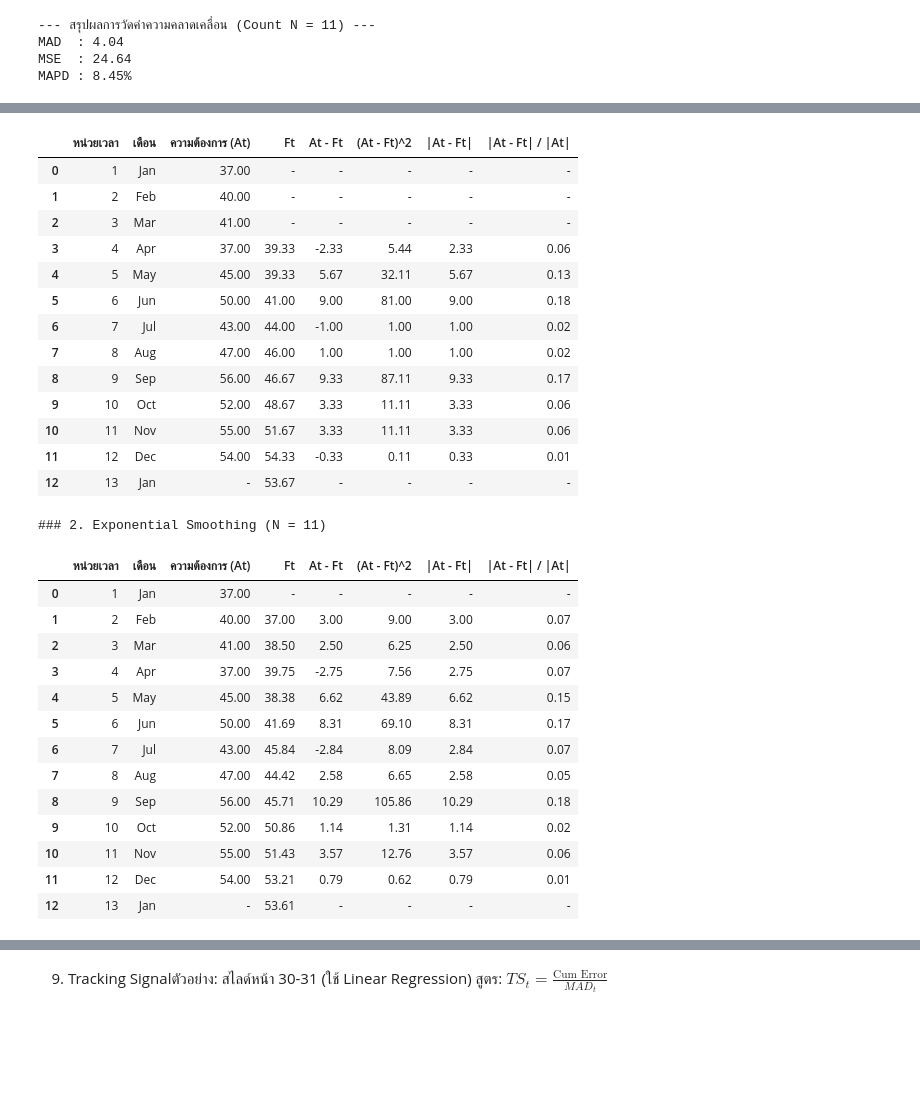
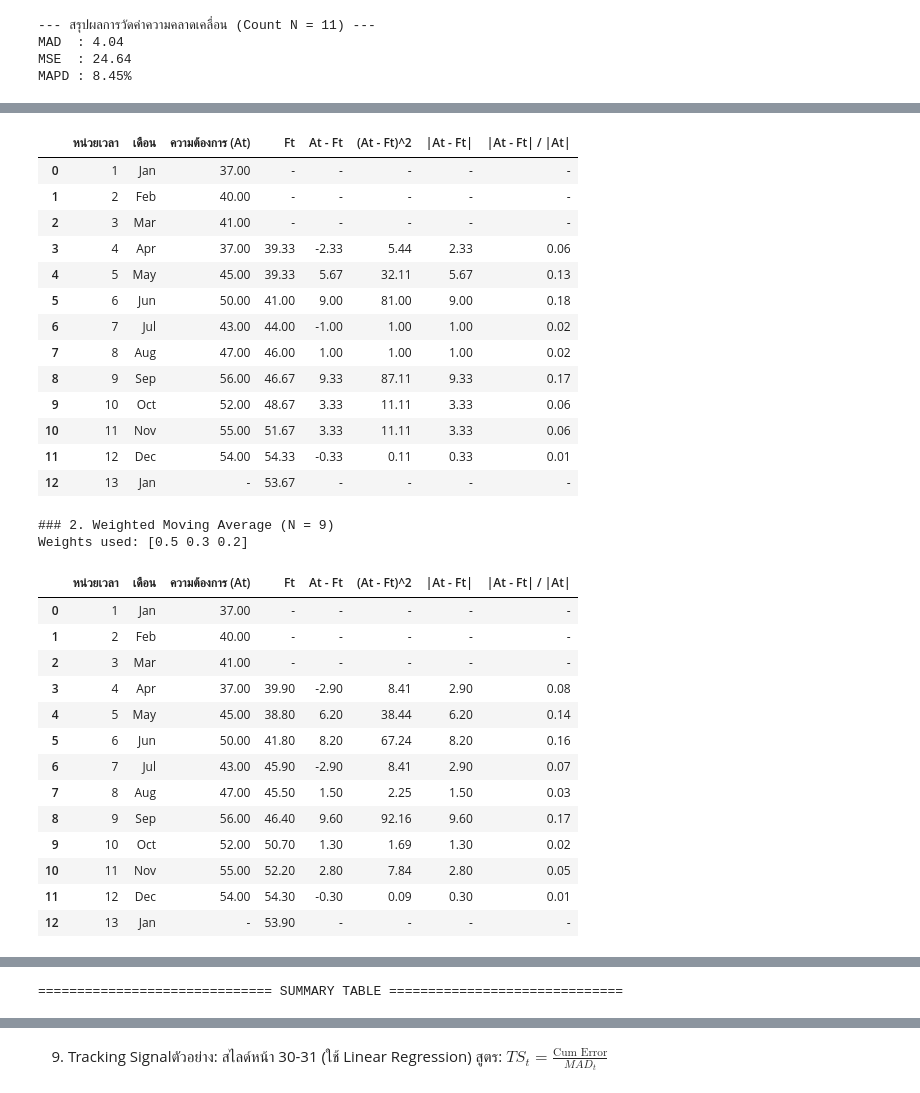
Before and after one commit to alicelouis47/Product_AMI, a Jupyter notebook: 2_Forecast.ipynb, the cells around one changed output, grey strips where cells are left out. Saved outputs shown, nothing was run; the diff lists cells and outputs as text; code cells hidden in the pictures; blank space fills up the shorter version.

```diff
--- a/2_Forecast.ipynb
+++ b/2_Forecast.ipynb
@@ -574,7 +576,7 @@ import pandas as pd
 import numpy as np
 from IPython.display import display
 
-# 1. เตรียมข้อมูลพื้นฐาน (13 แถว ตามภาพประกอบ)
+# 1. เตรียมข้อมูลพื้นฐาน
 data = {
     'หน่วยเวลา': np.arange(1, 14),
     'เดือน': ['Jan', 'Feb', 'Mar', 'Apr', 'May', 'Jun', 'Jul', 'Aug', 'Sep', 'Oct', 'Nov', 'Dec', 'Jan'],
@@ -582,15 +584,13 @@ data = {
 }
 df_main = pd.DataFrame(data)
 
-# ฟังก์ชันคำนวณ Error Metrics แบบไม่ตัดแถวทิ้ง
+# ฟังก์ชันคำนวณ Error Metrics
 def calculate_metrics(actual, forecast):
-    # คำนวณ Error ทุกแถว (ผลลัพธ์จะเป็น NaN หาก At หรือ Ft เป็น NaN)
     err = actual - forecast
     sq_err = err**2
     abs_err = np.abs(err)
     pct_err = abs_err / actual
 
-    # คำนวณค่าสถิติ (MAD, MSE, MAPD) เฉพาะแถวที่มีข้อมูลครบ
     mask = ~np.isnan(actual) & ~np.isnan(forecast)
     n = mask.sum()
     mad = abs_err[mask].mean()
@@ -601,36 +601,53 @@ def calculate_metrics(actual, forecast):
 
 # --- 1. Moving Average (n=3) ---
 ma_f = df_main['ความต้องการ (At)'].rolling(window=3).mean().shift(1)
-# พยากรณ์เดือนที่ 13 (Jan)
 ma_f.iloc[12] = df_main['ความต้องการ (At)'].iloc[9:12].mean()
 
-# --- 2. Exponential Smoothing (a=0.5) ---
+# --- 2. Weighted Moving Average (WMA) ---
+# >>> ส่วนที่ปรับเปลี่ยน Weights ได้ที่นี่ <<<
+# เรียงจากน้ำหนักมากที่สุด (t-1) ไปหาน้อย (t-n) เช่น [0.5, 0.3, 0.2]
+wma_weights = np.array([0.5, 0.3, 0.2])
+
+def calculate_wma(series, weights):
+    n = len(weights)
+    res = [np.nan] * len(series)
+    # คำนวณค่าพยากรณ์ตั้งแต่จุดที่ข้อมูลย้อนหลังครบ n ตัว
+    for i in range(n, len(series)):
+        window = series.iloc[i-n:i].values
+        # คำนวณ Dot Product ของข้อมูลกับ Weights (กลับด้าน weights ให้ตรงตามลำดับเวลา)
+        res[i] = np.dot(window, weights[::-1])
+    return pd.Series(res)
+
+wma_f = calculate_wma(df_main['ความต้องการ (At)'], wma_weights)
+
+# --- 3. Exponential Smoothing (a=0.5) ---
 es_f = [np.nan] * 13
 alpha = 0.5
-es_f[1] = df_main.loc[0, 'ความต้องการ (At)'] # F2 = A1
+es_f[1] = df_main.loc[0, 'ความต้องการ (At)']
 for i in range(1, 12):
     es_f[i+1] = alpha * df_main.loc[i, 'ความต้องการ (At)'] + (1 - alpha) * es_f[i]
 
-# --- 3. Exponential Smoothing with Trend (a=0.5, b=0.3) ---
+# --- 4. Exponential Smoothing with Trend (a=0.5, b=0.3) ---
 est_f = [np.nan] * 13
 a, b = 0.5, 0.3
-L, T = 37.0, 0.0 # เริ่มต้น L1=A1, T1=0
+L, T = 37.0, 0.0
 for i in range(1, 13):
     est_f[i] = L + T
-    if i < 12: # คำนวณ L, T ของรอบถัดไป
+    if i < 12:
         prev_L = L
         L = a * df_main.loc[i, 'ความต้องการ (At)'] + (1 - a) * (L + T)
         T = b * (L - prev_L) + (1 - b) * T
 
-# --- 4. Linear Regression (Y = 35.2 + 1.72X) ---
+# --- 5. Linear Regression (Y = 35.2 + 1.72X) ---
 lr_f = 35.2 + (1.72 * df_main['หน่วยเวลา'])
 
-# --- สร้างตาราง Summary และแสดงผลรายตาราง ---
+# --- สร้างตาราง Summary และแสดงผล ---
 forecasts = [
-    ("1. Moving Average", ma_f),
-    ("2. Exponential Smoothing", pd.Series(es_f)),
-    ("3. Exp. Smoothing with Trend", pd.Series(est_f)),
-    ("4. Linear Regression", lr_f)
+    ("1. Moving Average (n=3)", ma_f),
+    ("2. Weighted Moving Average", wma_f),
+    ("3. Exponential Smoothing (a=0.5)", pd.Series(es_f)),
+    ("4. Exp. Smoothing with Trend", pd.Series(est_f)),
+    ("5. Linear Regression", lr_f)
 ]
 
 summary_results = []
@@ -638,7 +655,6 @@ summary_results = []
 for name, f_series in forecasts:
     n, mad, mse, mapd, err, sq_err, abs_err, pct_err = calculate_metrics(df_main['ความต้องการ (At)'], f_series)
 
-    # สร้างตารางแยกของแต่ละวิธี
     df_temp = df_main.copy()
     df_temp['Ft'] = f_series
     df_temp['At - Ft'] = err
@@ -647,8 +663,10 @@ for name, f_series in forecasts:
     df_temp['|At - Ft| / |At|'] = pct_err
 
     print(f"\n### {name} (N = {n})")
+    if name == "2. Weighted Moving Average":
+        print(f"Weights used: {wma_weights}")
+
     display(df_temp.fillna('-').style.format(precision=2))
-
     summary_results.append({'Method': name, 'MAD': mad, 'MSE': mse, 'MAPD': mapd})
 
 # --- ตารางสรุป (Summary Table) ---
@@ -660,29 +678,30 @@ display(df_summary.style.format(precision=2).highlight_min(axis=1, color='yellow
 |  | หน่วยเวลา | เดือน | ความต้องการ (At) | Ft | At - Ft | (At - Ft)^2 | |At - Ft| | |At - Ft| / |At| |
 | 0 | 1 | Jan | 37.00 | - | - | - | - | - |
 | 1 | 2 | Feb | 40.00 | - | - | - | - | - |
 | 2 | 3 | Mar | 41.00 | - | - | - | - | - |
 | 3 | 4 | Apr | 37.00 | 39.33 | -2.33 | 5.44 | 2.33 | 0.06 |
 | 4 | 5 | May | 45.00 | 39.33 | 5.67 | 32.11 | 5.67 | 0.13 |
 | 5 | 6 | Jun | 50.00 | 41.00 | 9.00 | 81.00 | 9.00 | 0.18 |
 | 6 | 7 | Jul | 43.00 | 44.00 | -1.00 | 1.00 | 1.00 | 0.02 |
 | 7 | 8 | Aug | 47.00 | 46.00 | 1.00 | 1.00 | 1.00 | 0.02 |
 | 8 | 9 | Sep | 56.00 | 46.67 | 9.33 | 87.11 | 9.33 | 0.17 |
 | 9 | 10 | Oct | 52.00 | 48.67 | 3.33 | 11.11 | 3.33 | 0.06 |
 | 10 | 11 | Nov | 55.00 | 51.67 | 3.33 | 11.11 | 3.33 | 0.06 |
 | 11 | 12 | Dec | 54.00 | 54.33 | -0.33 | 0.11 | 0.33 | 0.01 |
 | 12 | 13 | Jan | - | 53.67 | - | - | - | - |
-### 2. Exponential Smoothing (N = 11)
+### 2. Weighted Moving Average (N = 9)
+Weights used: [0.5 0.3 0.2]
 |  | หน่วยเวลา | เดือน | ความต้องการ (At) | Ft | At - Ft | (At - Ft)^2 | |At - Ft| | |At - Ft| / |At| |
 | 0 | 1 | Jan | 37.00 | - | - | - | - | - |
-| 1 | 2 | Feb | 40.00 | 37.00 | 3.00 | 9.00 | 3.00 | 0.07 |
-| 2 | 3 | Mar | 41.00 | 38.50 | 2.50 | 6.25 | 2.50 | 0.06 |
-| 3 | 4 | Apr | 37.00 | 39.75 | -2.75 | 7.56 | 2.75 | 0.07 |
-| 4 | 5 | May | 45.00 | 38.38 | 6.62 | 43.89 | 6.62 | 0.15 |
-| 5 | 6 | Jun | 50.00 | 41.69 | 8.31 | 69.10 | 8.31 | 0.17 |
-| 6 | 7 | Jul | 43.00 | 45.84 | -2.84 | 8.09 | 2.84 | 0.07 |
-| 7 | 8 | Aug | 47.00 | 44.42 | 2.58 | 6.65 | 2.58 | 0.05 |
-| 8 | 9 | Sep | 56.00 | 45.71 | 10.29 | 105.86 | 10.29 | 0.18 |
-| 9 | 10 | Oct | 52.00 | 50.86 | 1.14 | 1.31 | 1.14 | 0.02 |
-| 10 | 11 | Nov | 55.00 | 51.43 | 3.57 | 12.76 | 3.57 | 0.06 |
-| 11 | 12 | Dec | 54.00 | 53.21 | 0.79 | 0.62 | 0.79 | 0.01 |
-| 12 | 13 | Jan | - | 53.61 | - | - | - | - |
+| 1 | 2 | Feb | 40.00 | - | - | - | - | - |
+| 2 | 3 | Mar | 41.00 | - | - | - | - | - |
+| 3 | 4 | Apr | 37.00 | 39.90 | -2.90 | 8.41 | 2.90 | 0.08 |
+| 4 | 5 | May | 45.00 | 38.80 | 6.20 | 38.44 | 6.20 | 0.14 |
+| 5 | 6 | Jun | 50.00 | 41.80 | 8.20 | 67.24 | 8.20 | 0.16 |
+| 6 | 7 | Jul | 43.00 | 45.90 | -2.90 | 8.41 | 2.90 | 0.07 |
+| 7 | 8 | Aug | 47.00 | 45.50 | 1.50 | 2.25 | 1.50 | 0.03 |
+| 8 | 9 | Sep | 56.00 | 46.40 | 9.60 | 92.16 | 9.60 | 0.17 |
+| 9 | 10 | Oct | 52.00 | 50.70 | 1.30 | 1.69 | 1.30 | 0.02 |
+| 10 | 11 | Nov | 55.00 | 52.20 | 2.80 | 7.84 | 2.80 | 0.05 |
+| 11 | 12 | Dec | 54.00 | 54.30 | -0.30 | 0.09 | 0.30 | 0.01 |
+| 12 | 13 | Jan | - | 53.90 | - | - | - | - |
@@ -723,0 +753 @@ display(df_summary.style.format(precision=2).highlight_min(axis=1, color='yellow
+============================== SUMMARY TABLE ==============================
```
Also changed, not shown: parts of 5 cells of this notebook, 3 other files.
